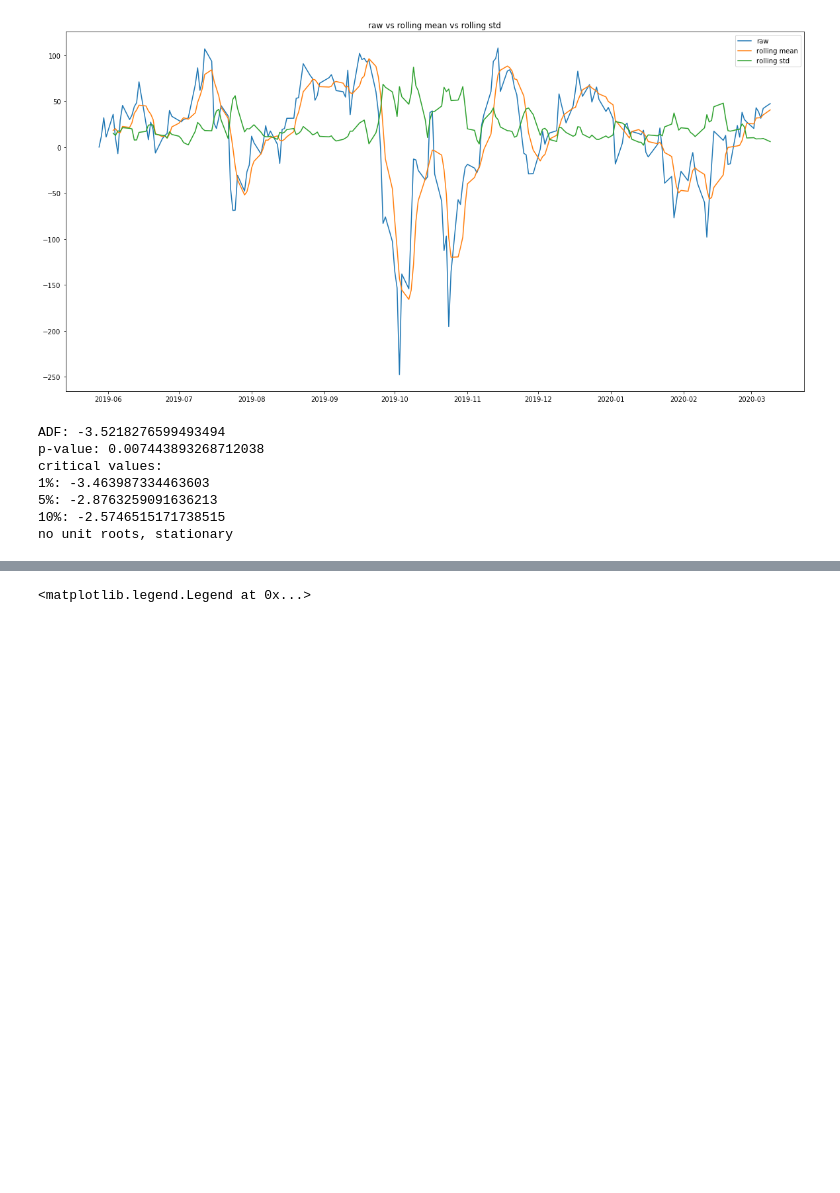
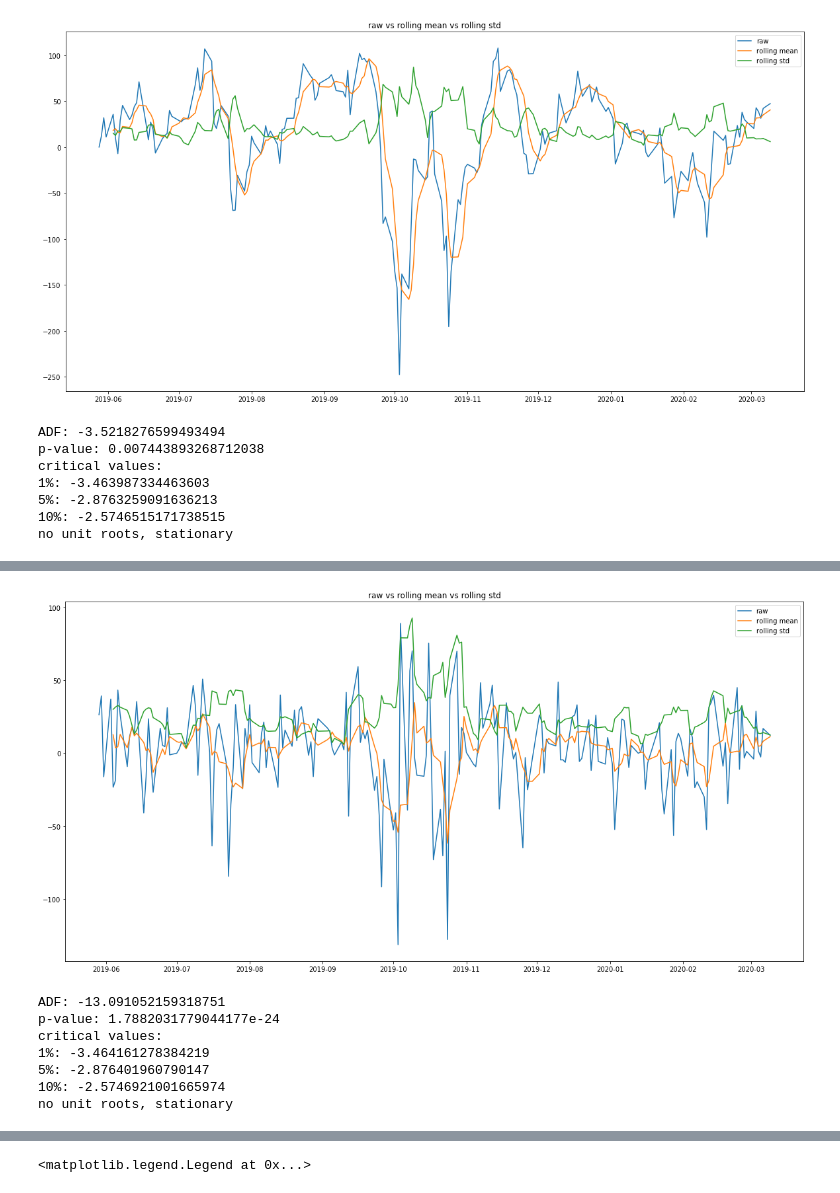
Before and after one commit to nikkatalnikov/arima_jupyter_demo, a Jupyter notebook: arima.ipynb, the cells around one changed output, grey strips where cells are left out. Drawn from its saved outputs; the diff is of its cells as text; code cells hidden in the pictures; blank space fills up the shorter version.

Commit message:
add comments, ARIMA (d) param test

```diff
--- a/arima.ipynb
+++ b/arima.ipynb
@@ -102 +112,15 @@ plot_pacf(df_ema, lags=12);
+# %%
+# Define d in ARIMA(p,d,q) against training data
+test_stationarity(train_df.diff(periods=1).dropna(), window)
+
+# Conclusion: d = 1 is good enough
+# %% [output]
+[figure, added]
+ADF: -13.091052159318751
+p-value: 1.7882031779044177e-24
+critical values:
+1%: -3.464161278384219
+5%: -2.876401960790147
+10%: -2.5746921001665974
+no unit roots, stationary
 # %%
```
Also changed, not shown: parts of 11 cells of this notebook.
